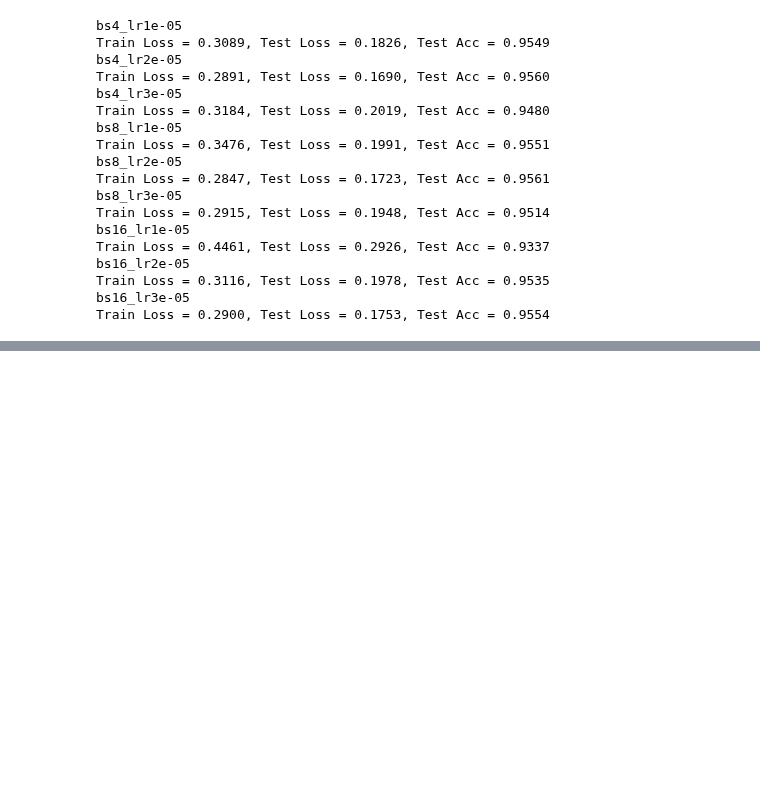
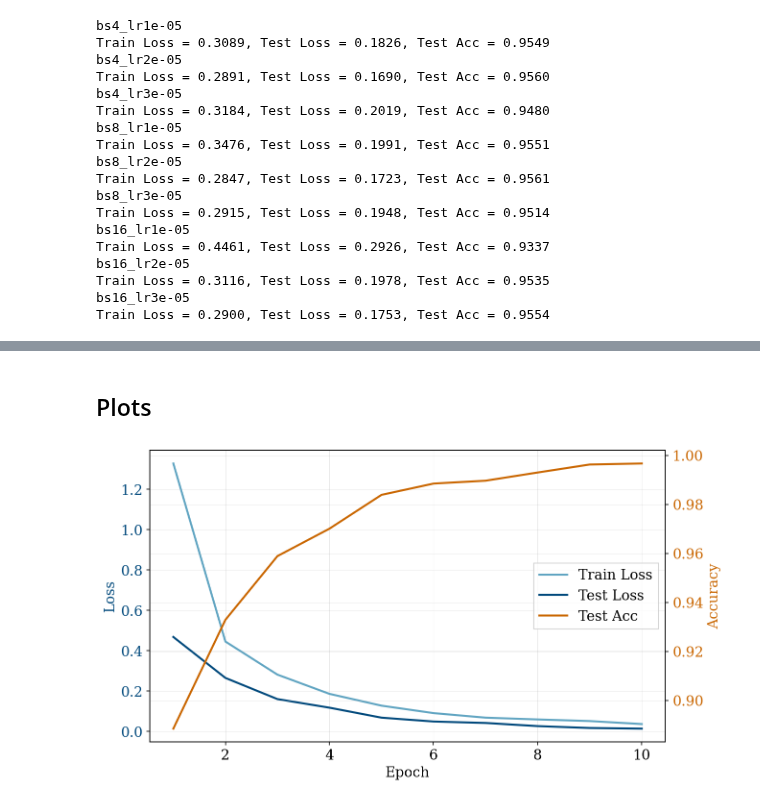
Before and after one commit to audrey352/COMP551, a Jupyter notebook: Assignment4/A4_notebook.ipynb, the cells around one changed output, grey strips where cells are left out. Cells and saved outputs as stored; diff of their text form; code cells hidden in the pictures; blank space fills up the shorter version.

```diff
--- a/Assignment4/A4_notebook.ipynb
+++ b/Assignment4/A4_notebook.ipynb
@@ -653,8 +653,9 @@ device = 'cuda' if torch.cuda.is_available() else 'cpu'
 tokenizer = BertTokenizer.from_pretrained('bert-base-uncased', do_lower_case=True, clean_up_tokenization_spaces=True)
 
 model = BertForSequenceClassification.from_pretrained(
-    'bert-base-uncased', num_labels=num_classes
+    'bert-base-uncased', num_labels=num_classes, output_attentions=True
 ).to(device)
+model.config.output_attentions = True  # enable attention outputs
 original_state_dict = {k: v.clone() for k, v in model.state_dict().items()} # save original state dict for resetting later
 # %% [output]
 Some weights of BertForSequenceClassification were not initialized from the model checkpoint at bert-base-uncased and are newly initialized: ['classifier.bias', 'classifier.weight']
@@ -813,7 +816,11 @@ Train Loss = 0.2900, Test Loss = 0.1753, Test Acc = 0.9554
 # Define optimal parameters
 OPTIMAL_LR = 2e-5
 OPTIMAL_BS = 8
+
+# Other parameters
 NUM_EPOCHS = 10
+ATTENTION_HEAD = 3  # pick an attention head to save
+saved_wrong = False  # to keep track if we've saved misclassified samples
 # %%
 # --- Training BERT Model ---
 # ** Running this on mimi GPU with a python script **
@@ -894,3 +934,14 @@ results = {
 # Save final training results
 with open(MODELDIR + f"bert_full_training_results.pkl", "wb") as f:
     pickle.dump(results, f)
+# %%
+# Load training curves
+with open(MODELDIR + f"bert_full_training_results.pkl", "rb") as f:
+        results = pickle.load(f)
+
+train_loss = results["train_loss"]
+test_loss = results["test_loss"]
+test_acc = results["test_accuracy"]
+
+for i in range(len(train_loss)):
+    print(f"Epoch {i+1}: Train Loss = {train_loss[i]:.4f}, Test Loss = {test_loss[i]:.4f}, Test Acc = {test_acc[i]:.4f}")
@@ -896,0 +959,29 @@ with open(MODELDIR + f"bert_full_training_results.pkl", "wb") as f:
+# %% [markdown]
+## Plots
+# %%
+# --- Plot training curves ---
+epochs = range(1, NUM_EPOCHS + 1)
+
+fig, ax1 = plt.subplots(figsize=(9, 5))
+
+# left axis - loss
+color = "#01497c"
+ax1.set_xlabel('Epoch')
+ax1.set_ylabel('Loss', color=color)
+ax1.plot(epochs, train_loss, marker='', lw = 2, color="#61a5c2", label='Train Loss')
+ax1.plot(epochs, test_loss, marker='', lw = 2, color=color, label='Test Loss')
+ax1.tick_params(axis='y', labelcolor=color)
+
+# right axis - accuracy
+color = '#ca6702'
+ax2 = ax1.twinx()  # share x-axis
+ax2.set_ylabel('Accuracy', color=color)
+ax2.plot(epochs, test_acc, marker='', lw = 2, color=color, label='Test Acc')
+ax2.tick_params(axis='y', labelcolor=color)
+
+plt.legend(loc='center right', handles = [ax1.lines[0], ax1.lines[1], ax2.lines[0]])
+fig.tight_layout()
+plt.savefig(os.path.join(SAVEDIR, 'BERT_training_curve.png'))
+plt.show()
+# %% [output]
+[figure, added]
```
Also changed, not shown: parts of 8 cells of this notebook, 2 other files.
